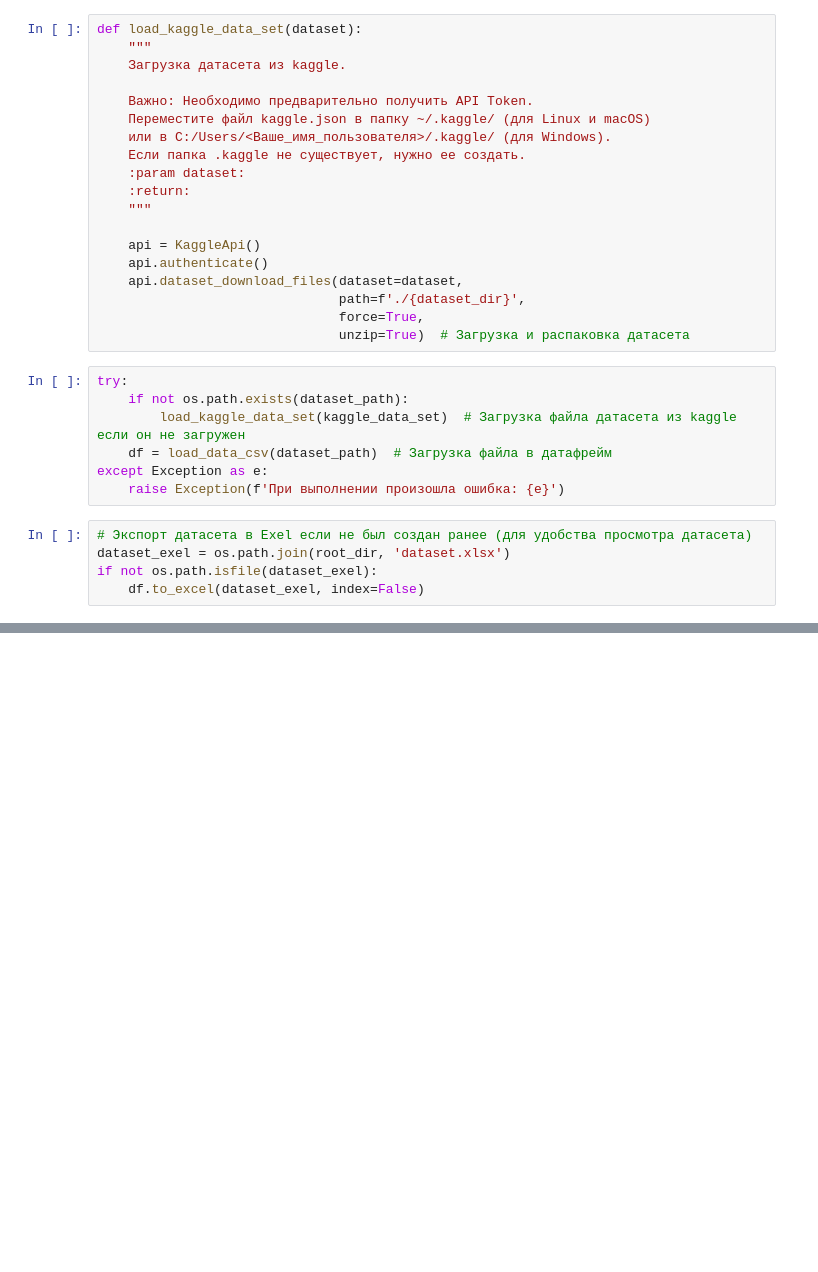
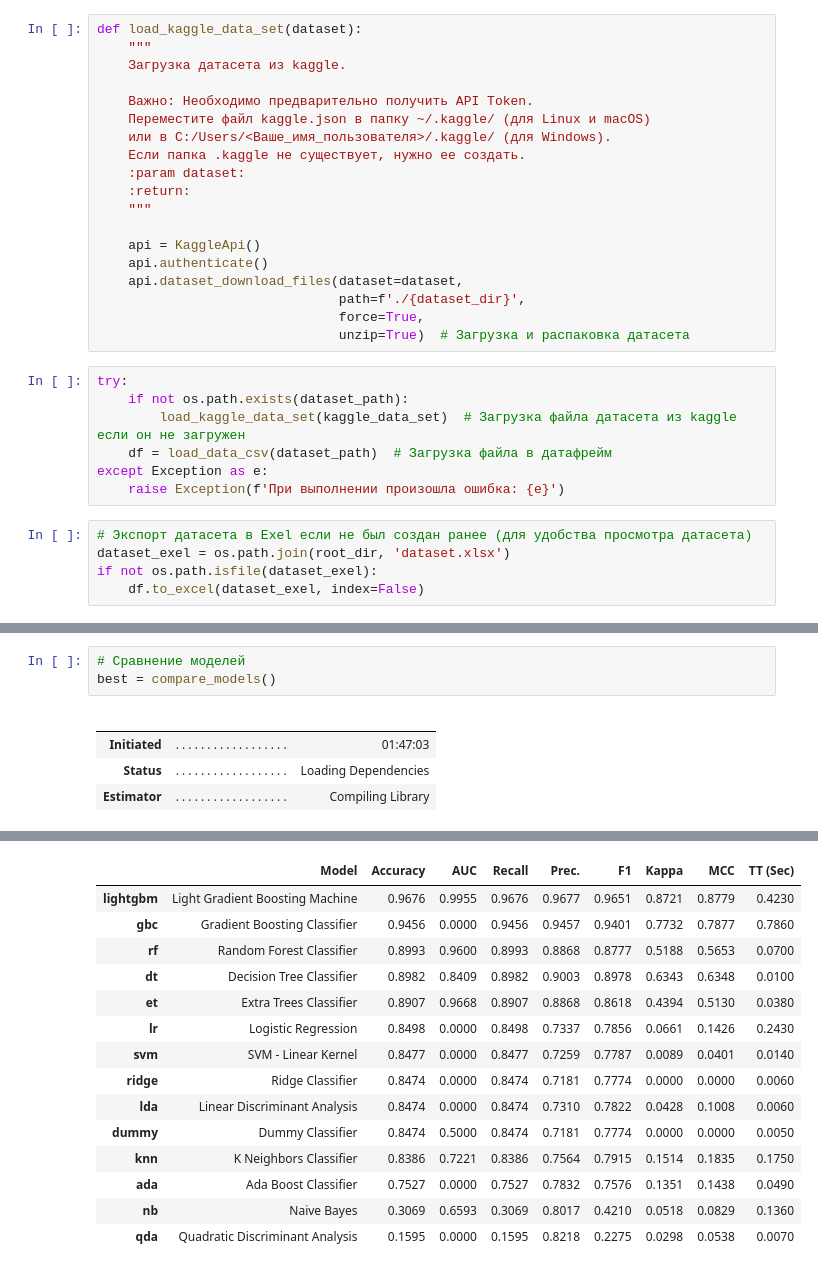
Before and after one commit to mr-Dmitri/FinalProject, a Jupyter notebook: FinalProject.ipynb, the cells around one changed output, grey strips where cells are left out. Cells and saved outputs as stored; diff of their text form; blank space fills up the shorter version.

```diff
--- a/FinalProject.ipynb
+++ b/FinalProject.ipynb
@@ -102,0 +109,9 @@ if not os.path.isfile(dataset_exel):
+# %%
+# Сравнение моделей
+best = compare_models()
+# %% [output]
+|  |  |  |
+|  |  |  |
+| Initiated | . . . . . . . . . . . . . . . . . . | 01:47:03 |
+| Status | . . . . . . . . . . . . . . . . . . | Loading Dependencies |
+| Estimator | . . . . . . . . . . . . . . . . . . | Compiling Library |
@@ -102,0 +119,15 @@ if not os.path.isfile(dataset_exel):
+|  | Model | Accuracy | AUC | Recall | Prec. | F1 | Kappa | MCC | TT (Sec) |
+| lightgbm | Light Gradient Boosting Machine | 0.9676 | 0.9955 | 0.9676 | 0.9677 | 0.9651 | 0.8721 | 0.8779 | 0.4230 |
+| gbc | Gradient Boosting Classifier | 0.9456 | 0.0000 | 0.9456 | 0.9457 | 0.9401 | 0.7732 | 0.7877 | 0.7860 |
+| rf | Random Forest Classifier | 0.8993 | 0.9600 | 0.8993 | 0.8868 | 0.8777 | 0.5188 | 0.5653 | 0.0700 |
+| dt | Decision Tree Classifier | 0.8982 | 0.8409 | 0.8982 | 0.9003 | 0.8978 | 0.6343 | 0.6348 | 0.0100 |
+| et | Extra Trees Classifier | 0.8907 | 0.9668 | 0.8907 | 0.8868 | 0.8618 | 0.4394 | 0.5130 | 0.0380 |
+| lr | Logistic Regression | 0.8498 | 0.0000 | 0.8498 | 0.7337 | 0.7856 | 0.0661 | 0.1426 | 0.2430 |
+| svm | SVM - Linear Kernel | 0.8477 | 0.0000 | 0.8477 | 0.7259 | 0.7787 | 0.0089 | 0.0401 | 0.0140 |
+| ridge | Ridge Classifier | 0.8474 | 0.0000 | 0.8474 | 0.7181 | 0.7774 | 0.0000 | 0.0000 | 0.0060 |
+| lda | Linear Discriminant Analysis | 0.8474 | 0.0000 | 0.8474 | 0.7310 | 0.7822 | 0.0428 | 0.1008 | 0.0060 |
+| dummy | Dummy Classifier | 0.8474 | 0.5000 | 0.8474 | 0.7181 | 0.7774 | 0.0000 | 0.0000 | 0.0050 |
+| knn | K Neighbors Classifier | 0.8386 | 0.7221 | 0.8386 | 0.7564 | 0.7915 | 0.1514 | 0.1835 | 0.1750 |
+| ada | Ada Boost Classifier | 0.7527 | 0.0000 | 0.7527 | 0.7832 | 0.7576 | 0.1351 | 0.1438 | 0.0490 |
+| nb | Naive Bayes | 0.3069 | 0.6593 | 0.3069 | 0.8017 | 0.4210 | 0.0518 | 0.0829 | 0.1360 |
+| qda | Quadratic Discriminant Analysis | 0.1595 | 0.0000 | 0.1595 | 0.8218 | 0.2275 | 0.0298 | 0.0538 | 0.0070 |
```
Also changed, not shown: parts of 8 cells of this notebook.
